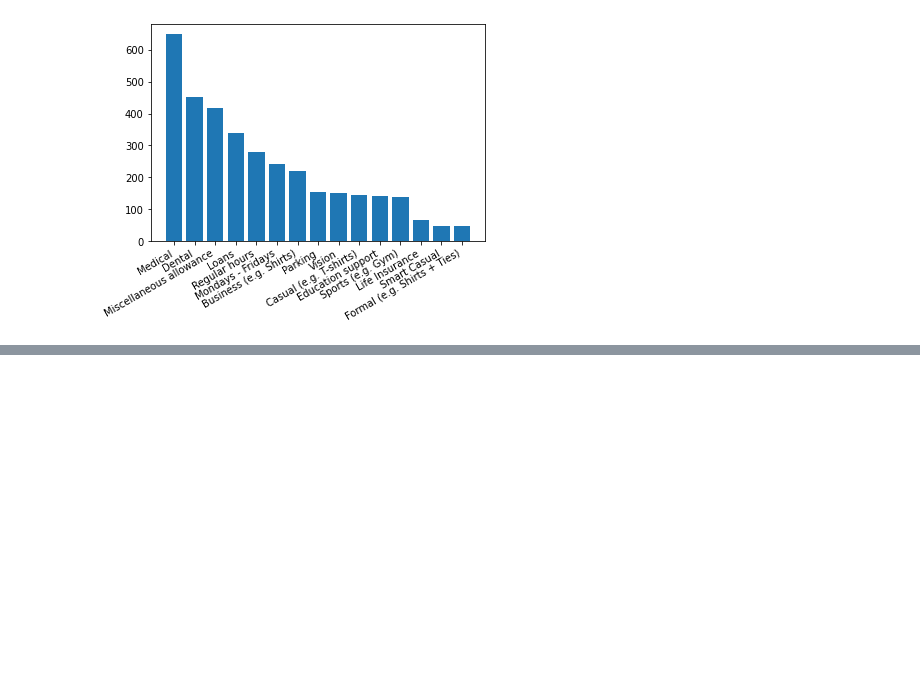
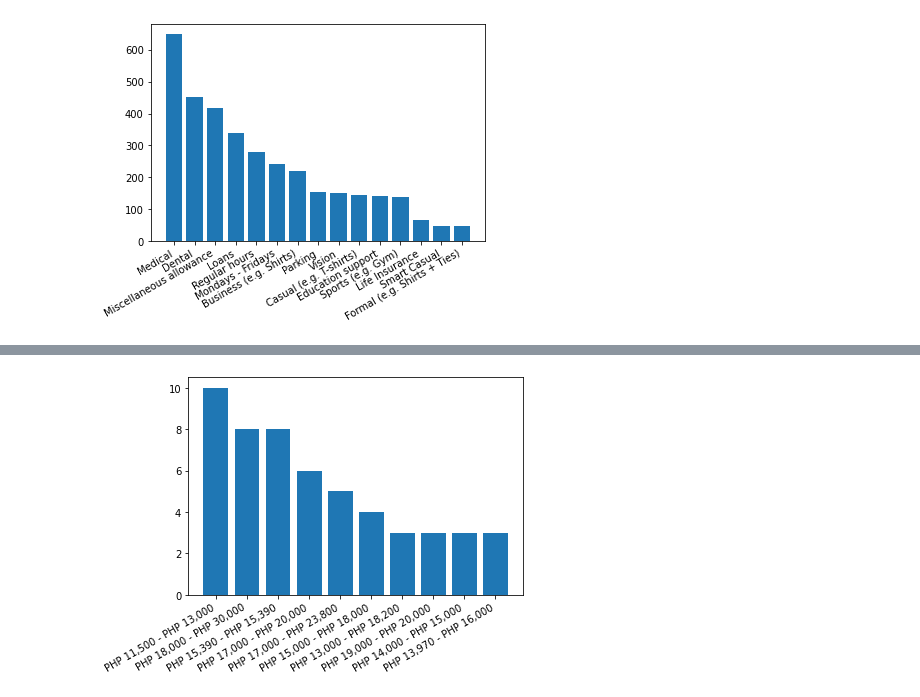
Before and after one commit to jvicrosario1106/husay_project_task, a Jupyter notebook: Data Analysis/Jobstreet Analysis/jobstreet_artist.ipynb, the cells around one changed output, grey strips where cells are left out. Cells and saved outputs as stored; diff of their text form; code cells hidden in the pictures; blank space fills up the shorter version.

```diff
--- a/Data Analysis/Jobstreet Analysis/jobstreet_artist.ipynb
+++ b/Data Analysis/Jobstreet Analysis/jobstreet_artist.ipynb
@@ -175,0 +208,10 @@ count = salary_career_level[["Title","Salary","Career Level"]]
+# %%
+low_level = merge.loc[merge["Career Level"] == "Less than 1 Year Experienced Employee"]
+low_level_salary = low_level[low_level["Salary"] != "None"]
+count_low = low_level_salary["Salary"].value_counts()[0:10]
+
+plt.bar(count_low.index, count_low.values)
+plt.xticks(rotation="30",ha="right")
+plt.show()
+# %% [output]
+[figure, added]
```
Also changed, not shown: parts of 4 cells of this notebook, 10 other files.
